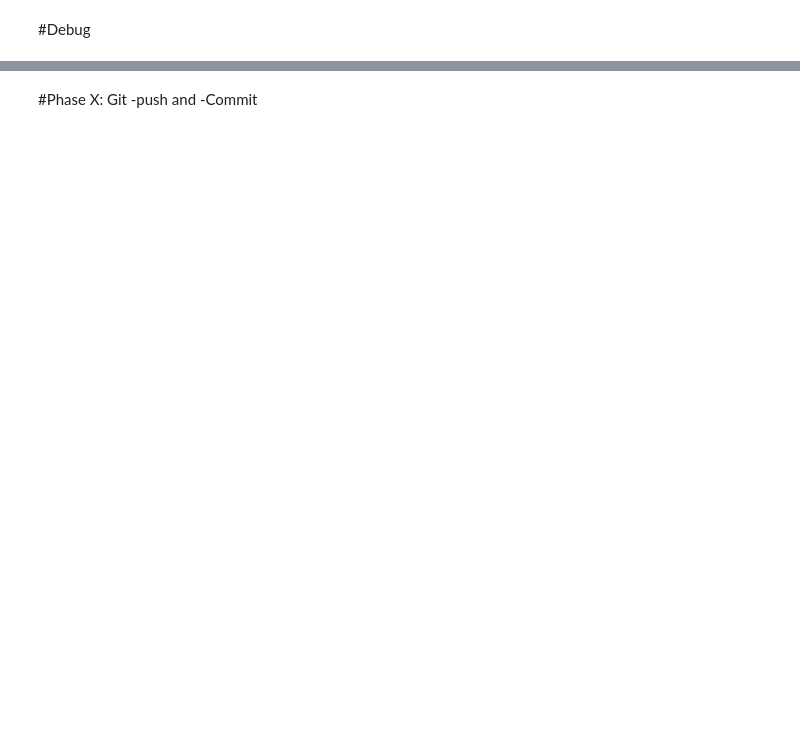
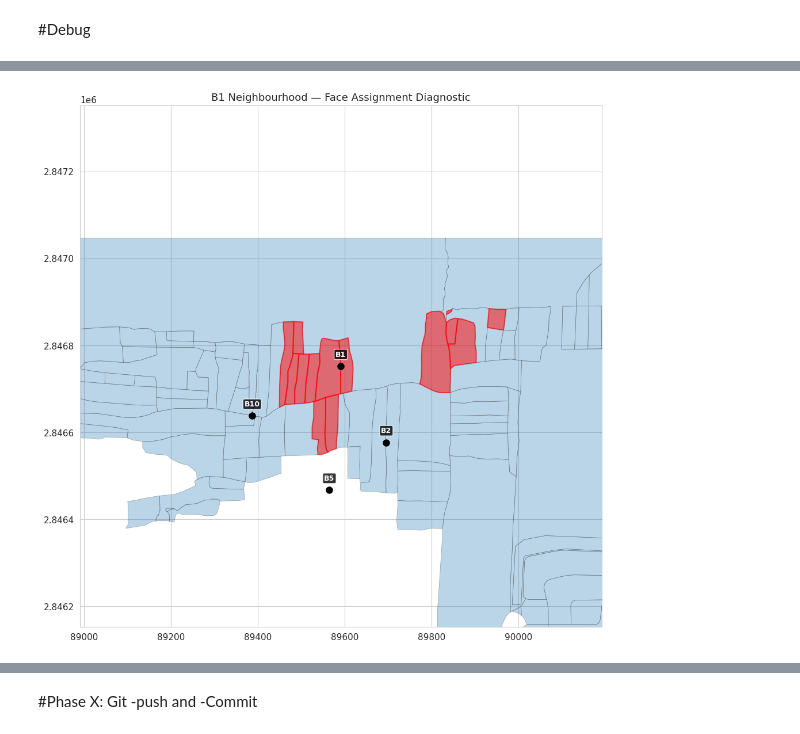
Before and after one commit to MrChanda/melusi-2025, a Jupyter notebook: notebooks/kc_boundaries.ipynb, the cells around one changed output, grey strips where cells are left out. Cells and saved outputs as stored; diff of their text form; code cells hidden in the pictures; blank space fills up the shorter version.

Commit message:
Fixed haphazard boundary allocations

```diff
--- a/notebooks/kc_boundaries.ipynb
+++ b/notebooks/kc_boundaries.ipynb
@@ -635,0 +444,16 @@ Zone polygons produced: 12
+# %%
+#Runtime = ~2s
+
+# Dissolve adjacent faces with the same zone label into zone polygons
+gdf_zones_raw = (
+    gdf_faces
+    .dissolve(by=ZONE_COL)
+    .reset_index()
+    .clip(gdf_boundary_lo29)
+)
+
+print(f"Zone polygons produced: {len(gdf_zones_raw)}")
+for _, row in gdf_zones_raw.iterrows():
+    g = row.geometry
+    n_parts = len(g.geoms) if g.geom_type == "MultiPolygon" else 1
+    print(f"  Block {int(row[ZONE_COL]):>3} | {g.geom_type:<15} | {n_parts} parts | area: {g.area:,.0f} m²")
@@ -842,2 +729,62 @@ plt.show()
 # %% [markdown]
 #Debug
+# %%
+# ── B1 Diagnostic: Why is it so small? ────────────────────────────────────────
+
+b1_id = 1.0
+b1_centroid = gdf_centroids_lo29.loc[gdf_centroids_lo29[ZONE_COL] == b1_id, 'geometry'].iloc[0]
+
+# How many faces were originally assigned to B1 before orphan reassignment?
+b1_faces_original = gdf_faces[gdf_faces[ZONE_COL] == b1_id]
+b1_faces_final = gdf_parts[gdf_parts['zone_id'] == b1_id]
+
+print(f"B1 centroid: ({b1_centroid.x:.1f}, {b1_centroid.y:.1f})")
+print(f"B1 faces before orphan fix: {len(b1_faces_original)}, total area: {b1_faces_original.geometry.area.sum():,.0f} m²")
+print(f"B1 faces after orphan fix:  {len(b1_faces_final)}, total area: {b1_faces_final.geometry.area.sum():,.0f} m²")
+
+# Which zones are B1's neighbours?
+b1_zone = gdf_zones_lo29.loc[gdf_zones_lo29[ZONE_COL] == b1_id, 'geometry'].iloc[0]
+print(f"\nB1 neighbours (shared boundary):")
+for _, row in gdf_zones_lo29.iterrows():
+    if row[ZONE_COL] == b1_id:
+        continue
+    shared = b1_zone.intersection(row.geometry).length
+    if shared > 0:
+        print(f"  B{int(row[ZONE_COL])}: {shared:.1f}m shared edge")
+
+# Distance from B1 centroid to all other centroids
+print(f"\nDistance from B1 centroid to others:")
+for _, row in gdf_centroids_lo29.iterrows():
+    if row[ZONE_COL] == b1_id:
+        continue
+    dist = b1_centroid.distance(row.geometry)
+    print(f"  B{int(row[ZONE_COL])}: {dist:,.0f}m")
+
+# Plot zoom on B1 area
+fig, ax = plt.subplots(figsize=(10, 10))
+# Plot all faces in B1 neighbourhood, coloured by zone
+for zone_id in [1, 2, 7, 9, 10]:
+    subset = gdf_faces[gdf_faces[ZONE_COL] == zone_id]
+    if len(subset) > 0:
+        subset.plot(ax=ax, alpha=0.3, edgecolor='black', linewidth=0.5, label=f'B{zone_id}')
+
+# Highlight B1 core
+b1_faces_original.plot(ax=ax, color='red', alpha=0.5, edgecolor='red', linewidth=1.5)
+
+# Plot all centroids in area
+for _, row in gdf_centroids_lo29.iterrows():
+    ax.plot(row.geometry.x, row.geometry.y, 'ko', markersize=8)
+    ax.annotate(f"B{int(row[ZONE_COL])}", (row.geometry.x, row.geometry.y),
+                fontsize=9, fontweight='bold', color='white',
+                bbox=dict(boxstyle='round,pad=0.2', facecolor='black', alpha=0.8),
+                ha='center', va='bottom', xytext=(0, 10), textcoords='offset points')
+
+# Zoom to B1 neighbourhood
+cx, cy = b1_centroid.x, b1_centroid.y
+ax.set_xlim(cx - 600, cx + 600)
+ax.set_ylim(cy - 600, cy + 600)
+ax.set_title('B1 Neighbourhood — Face Assignment Diagnostic')
+ax.set_aspect('equal')
+plt.tight_layout()
+plt.show()
+# %% [output]
@@ -843,0 +808 @@ plt.show()
+[figure, added]
```
Also changed, not shown: parts of 43 cells of this notebook.
